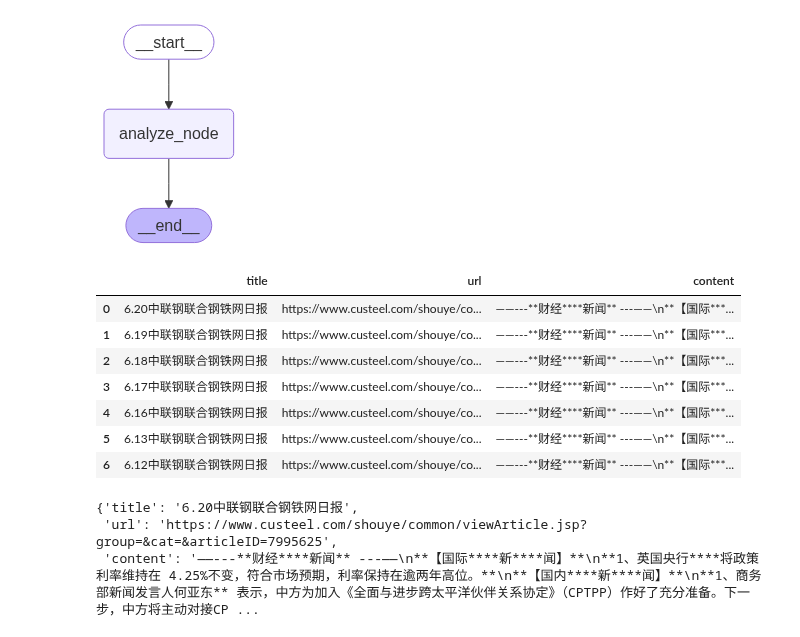
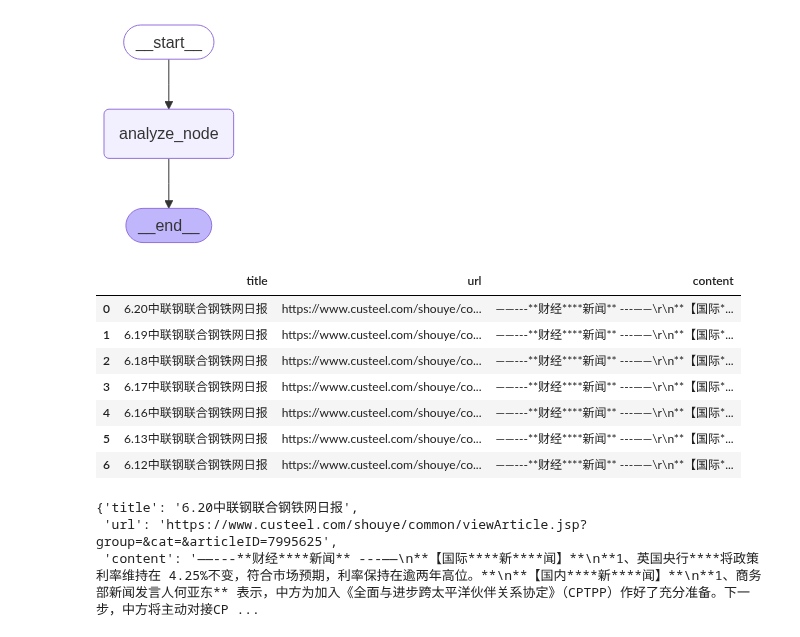
Before and after one commit to LeeSKII/LLM-Explore, a Jupyter notebook: src/crawl4ai-usage/steel-spider/langGraph-process.ipynb, the cells around one changed output. Drawn from its saved outputs; the diff is of its cells as text; code cells hidden in the pictures.

```diff
--- a/src/crawl4ai-usage/steel-spider/langGraph-process.ipynb
+++ b/src/crawl4ai-usage/steel-spider/langGraph-process.ipynb
@@ -374,17 +370,17 @@ Image(graph.get_graph().draw_mermaid_png())
 # %%
 import pandas as pd
 
-df = pd.read_csv(r'D:\projects\LLM-Explore\src\crawl4ai-usage\steel-spider\daily_report_content.csv')
+df = pd.read_csv('./daily_report_content.csv')
 df.iloc[:7]
 # %% [output]
 |  | title | url | content |
-| 0 | 6.20中联钢联合钢铁网日报 | https://www.custeel.com/shouye/co... | ——---**财经****新闻** ---——\n**【国际***... |
-| 1 | 6.19中联钢联合钢铁网日报 | https://www.custeel.com/shouye/co... | ——---**财经****新闻** ---——\n**【国际***... |
-| 2 | 6.18中联钢联合钢铁网日报 | https://www.custeel.com/shouye/co... | ——---**财经****新闻** ---——\n**【国际***... |
-| 3 | 6.17中联钢联合钢铁网日报 | https://www.custeel.com/shouye/co... | ——---**财经****新闻** ---——\n**【国际***... |
-| 4 | 6.16中联钢联合钢铁网日报 | https://www.custeel.com/shouye/co... | ——---**财经****新闻** ---——\n**【国际***... |
-| 5 | 6.13中联钢联合钢铁网日报 | https://www.custeel.com/shouye/co... | ——---**财经****新闻** ---——\n**【国际***... |
-| 6 | 6.12中联钢联合钢铁网日报 | https://www.custeel.com/shouye/co... | ——---**财经****新闻** ---——\n**【国际***... |
+| 0 | 6.20中联钢联合钢铁网日报 | https://www.custeel.com/shouye/co... | ——---**财经****新闻** ---——\r\n**【国际*... |
+| 1 | 6.19中联钢联合钢铁网日报 | https://www.custeel.com/shouye/co... | ——---**财经****新闻** ---——\r\n**【国际*... |
+| 2 | 6.18中联钢联合钢铁网日报 | https://www.custeel.com/shouye/co... | ——---**财经****新闻** ---——\r\n**【国际*... |
+| 3 | 6.17中联钢联合钢铁网日报 | https://www.custeel.com/shouye/co... | ——---**财经****新闻** ---——\r\n**【国际*... |
+| 4 | 6.16中联钢联合钢铁网日报 | https://www.custeel.com/shouye/co... | ——---**财经****新闻** ---——\r\n**【国际*... |
+| 5 | 6.13中联钢联合钢铁网日报 | https://www.custeel.com/shouye/co... | ——---**财经****新闻** ---——\r\n**【国际*... |
+| 6 | 6.12中联钢联合钢铁网日报 | https://www.custeel.com/shouye/co... | ——---**财经****新闻** ---——\r\n**【国际*... |
 # %%
 init_state = df.iloc[0].to_dict()
 # %%
```
Also changed, not shown: parts of 24 cells of this notebook, 2 other files.
